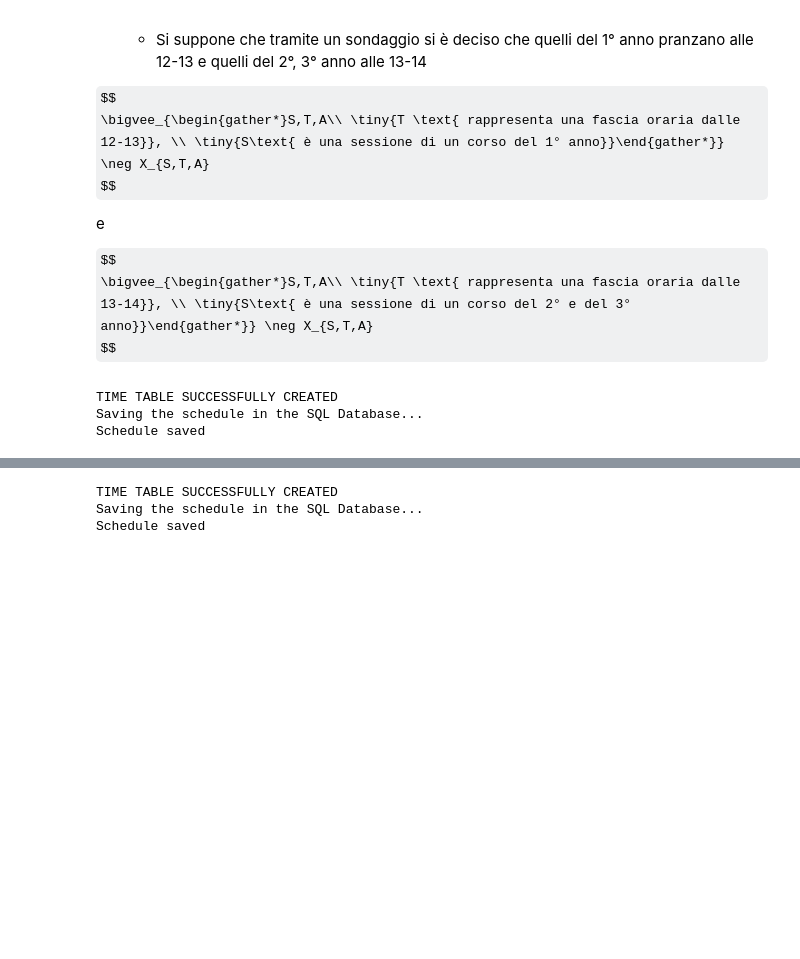
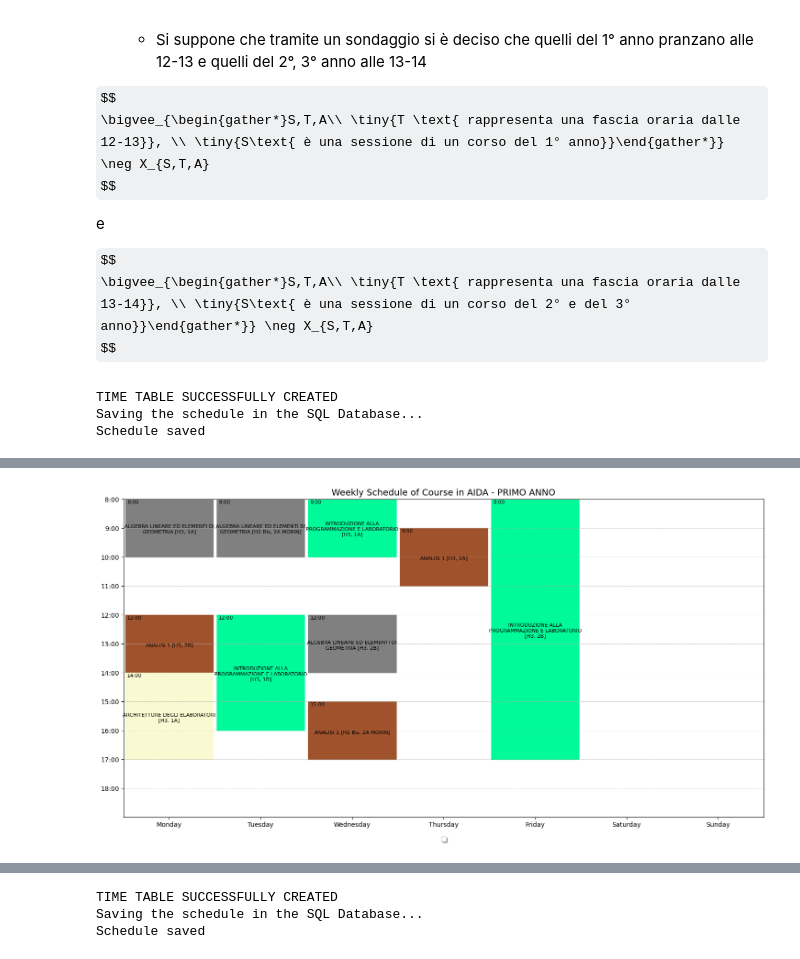
Before and after one commit to OdinMeng/z3-course-timetabling, a Jupyter notebook: demo.ipynb, the cells around one changed output, grey strips where cells are left out. Saved outputs shown, nothing was run; the diff lists cells and outputs as text; code cells hidden in the pictures; some formulas as TeX source; blank space fills up the shorter version.

```diff
--- a/demo.ipynb
+++ b/demo.ipynb
@@ -162,0 +177,6 @@ display(HTML(df.to_html().replace("\\n", "<br>")))
+# %%
+orario_aida.draw_calendar('AIDA', 'cds', 1)
+# POTENTIAL PROBLEM DETECTED: With the current method, if there are two sessions with the same room and
+# the same course then they will be mistaken for the same course. / ! \ TO FIX TODO
+# %% [output]
+[figure, added]
```
Also changed, not shown: parts of 9 cells of this notebook, 8 other files.
